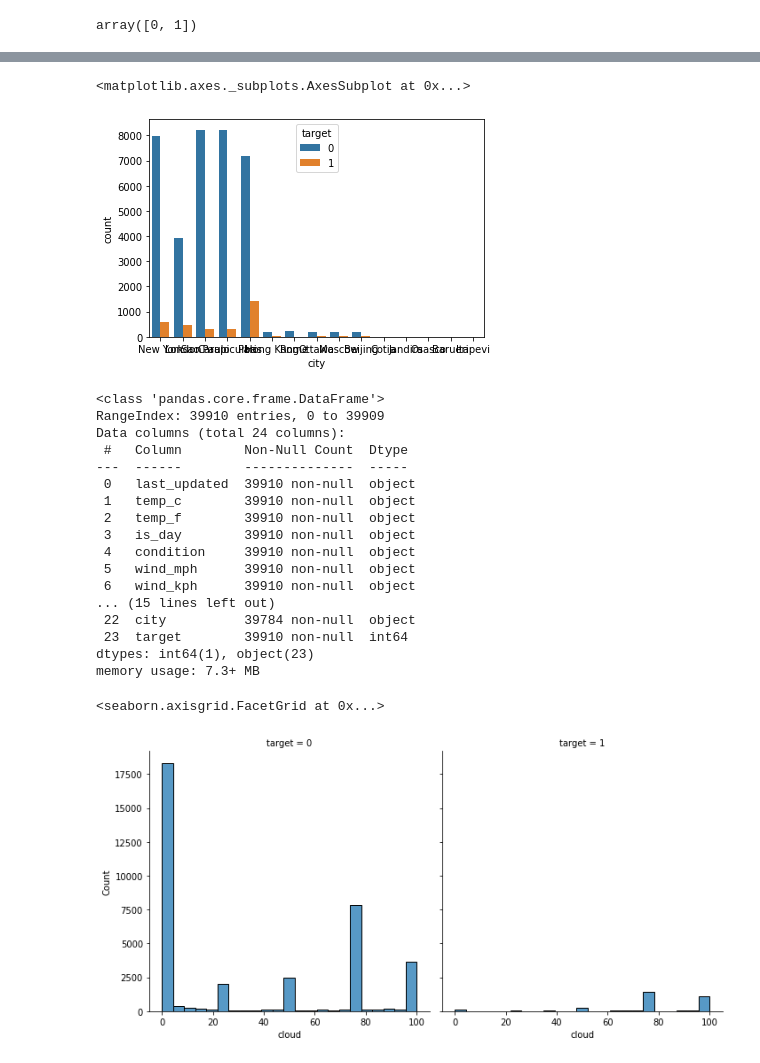
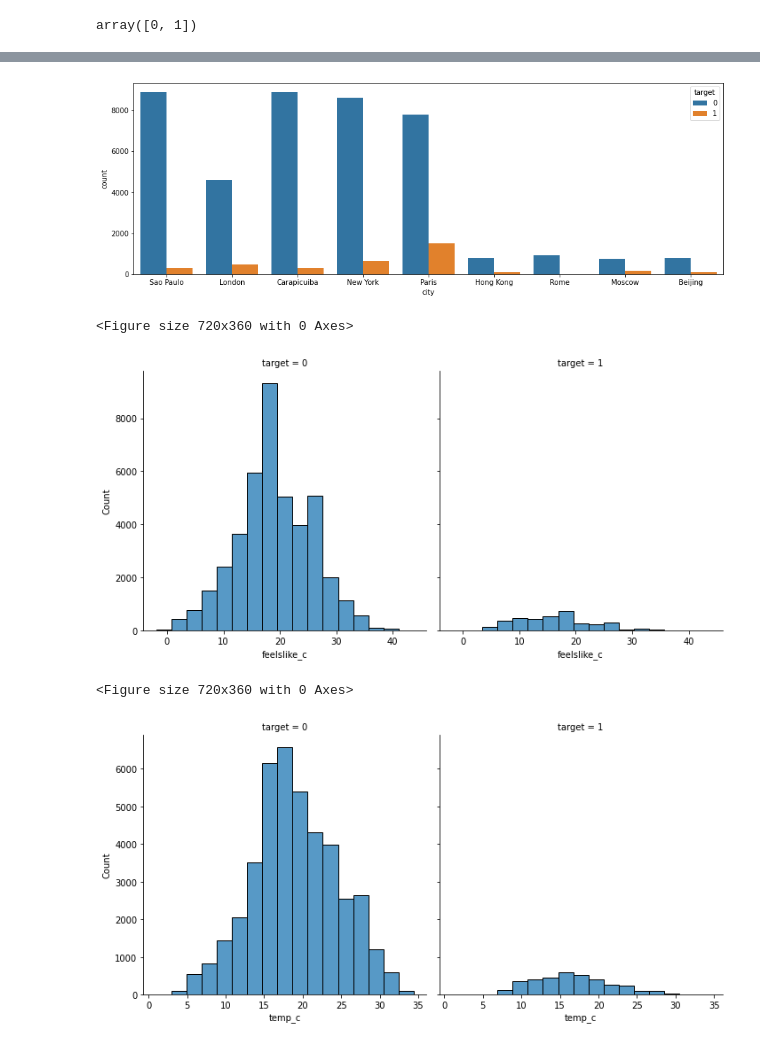
Before and after one commit to phelipesoares/Rain-Prediction, a Jupyter notebook: Extract_Pickle_File_from_BigQuery.ipynb, the cells around one changed output, grey strips where cells are left out. Cells and saved outputs as stored; diff of their text form; code cells hidden in the pictures.

```diff
--- a/Extract_Pickle_File_from_BigQuery.ipynb
+++ b/Extract_Pickle_File_from_BigQuery.ipynb
@@ -156,30 +166,17 @@ sns.displot(x=df['is_day'], col=df['target'])
 # %%
-sns.countplot(x=df['city'], hue=df['target'])
+plt.figure(figsize=(15, 5))
+ax = sns.countplot(x=df['city'], hue=df['target'])
 # %% [output]
-<matplotlib.axes._subplots.AxesSubplot at 0x...>
-[figure, old version]
+[figure, new version]
-# %%
-df.info()
-# %% [output]
-<class 'pandas.core.frame.DataFrame'>
-RangeIndex: 39910 entries, 0 to 39909
-Data columns (total 24 columns):
- #   Column        Non-Null Count  Dtype
----  ------        --------------  -----
- 0   last_updated  39910 non-null  object
- 1   temp_c        39910 non-null  object
- 2   temp_f        39910 non-null  object
- 3   is_day        39910 non-null  object
- 4   condition     39910 non-null  object
- 5   wind_mph      39910 non-null  object
- 6   wind_kph      39910 non-null  object
-... (15 lines left out)
- 22  city          39784 non-null  object
- 23  target        39910 non-null  int64
-dtypes: int64(1), object(23)
-memory usage: 7.3+ MB
 # %%
-sns.displot(x=df['cloud'], col=df['target'])
+plt.figure(figsize=(10, 5))
+ax = sns.displot(x=df['feelslike_c'], bins='sturges', col=df['target'])
 # %% [output]
-<seaborn.axisgrid.FacetGrid at 0x...>
+<Figure size 720x360 with 0 Axes>
-[figure, old version]
+[figure, new version]
+# %%
+plt.figure(figsize=(10, 5))
+ax = sns.displot(x=df['temp_c'], bins='sturges', col=df['target'])
+# %% [output]
+<Figure size 720x360 with 0 Axes>
+[figure, added]
```
Also changed, not shown: parts of 19 cells of this notebook.
